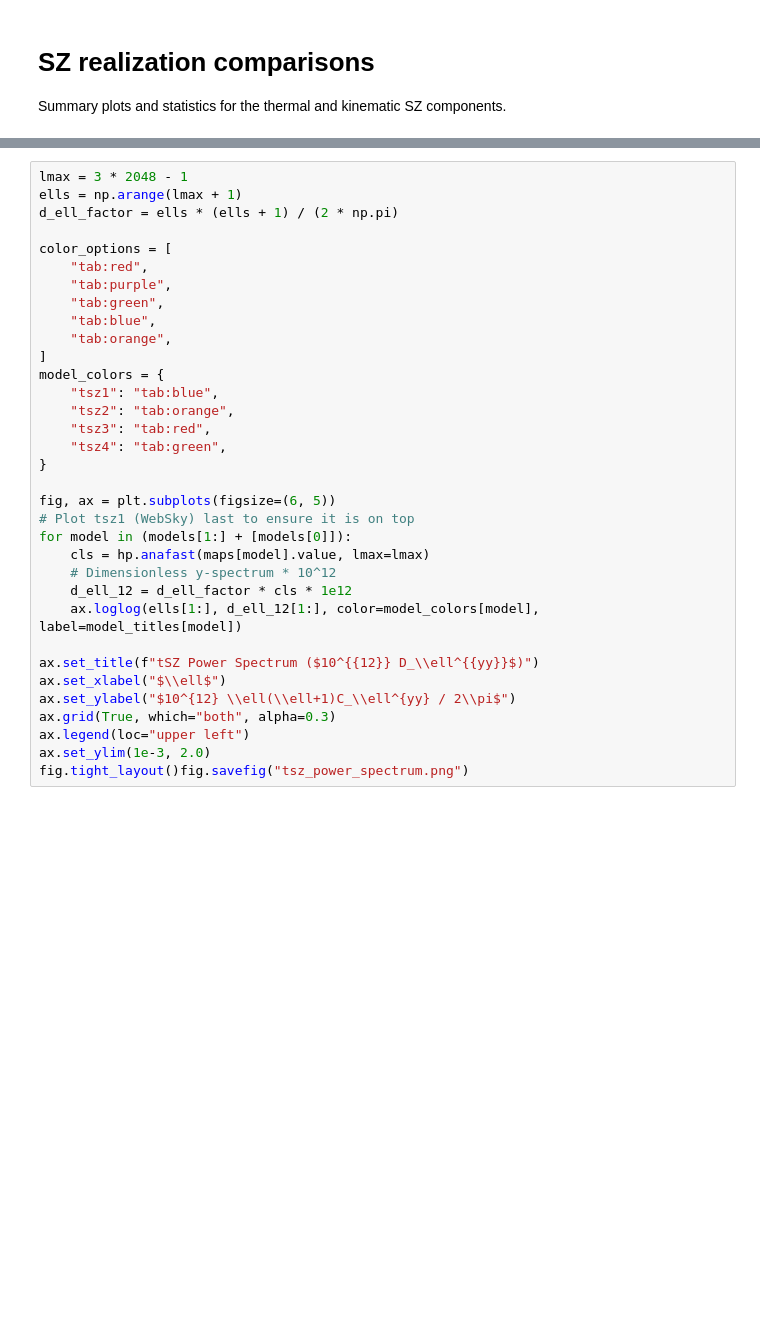
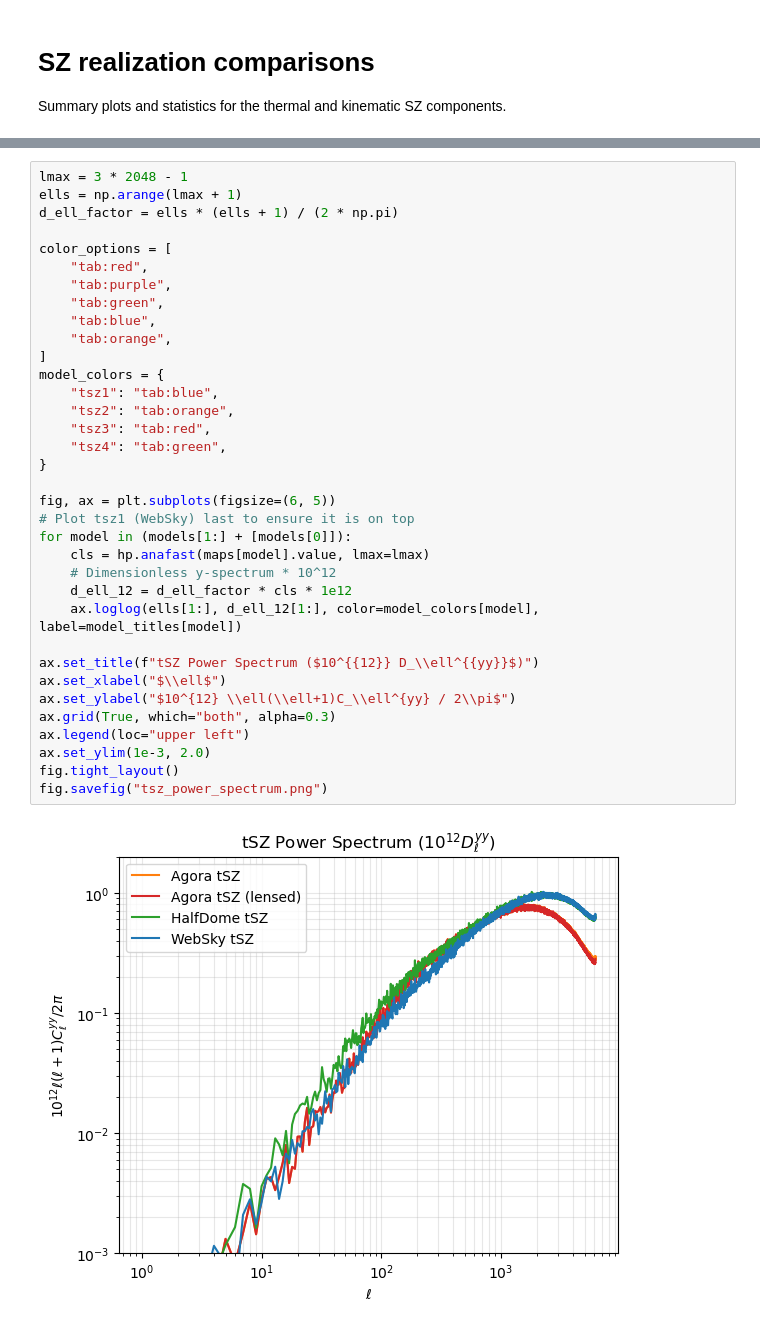
Before and after one commit to galsci/pysm, a Jupyter notebook: docs/preprocess-templates/verify_templates/compare_websky_agora_sz.ipynb, the cells around one changed output, grey strips where cells are left out. Drawn from its saved outputs; the diff is of its cells as text; blank space fills up the shorter version.

```diff
--- a/docs/preprocess-templates/verify_templates/compare_websky_agora_sz.ipynb
+++ b/docs/preprocess-templates/verify_templates/compare_websky_agora_sz.ipynb
@@ -145,34 +163,37 @@ ells = np.arange(lmax + 1)
 d_ell_factor = ells * (ells + 1) / (2 * np.pi)
 
 color_options = [
     "tab:red",
     "tab:purple",
     "tab:green",
     "tab:blue",
     "tab:orange",
 ]
 model_colors = {
     "tsz1": "tab:blue",
     "tsz2": "tab:orange",
     "tsz3": "tab:red",
     "tsz4": "tab:green",
 }
 
 fig, ax = plt.subplots(figsize=(6, 5))
 # Plot tsz1 (WebSky) last to ensure it is on top
 for model in (models[1:] + [models[0]]):
     cls = hp.anafast(maps[model].value, lmax=lmax)
     # Dimensionless y-spectrum * 10^12
     d_ell_12 = d_ell_factor * cls * 1e12
     ax.loglog(ells[1:], d_ell_12[1:], color=model_colors[model], label=model_titles[model])
 
 ax.set_title(f"tSZ Power Spectrum ($10^{{12}} D_\\ell^{{yy}}$)")
 ax.set_xlabel("$\\ell$")
 ax.set_ylabel("$10^{12} \\ell(\\ell+1)C_\\ell^{yy} / 2\\pi$")
 ax.grid(True, which="both", alpha=0.3)
 ax.legend(loc="upper left")
 ax.set_ylim(1e-3, 2.0)
-fig.tight_layout()fig.savefig("tsz_power_spectrum.png")
+fig.tight_layout()
+fig.savefig("tsz_power_spectrum.png")
+# %% [output]
+[figure, added]
 # %%
 # Kinematic SZ Comparisons
 ksz_models = ["ksz1", "ksz2", "ksz3"]
```
Also changed, not shown: parts of 10 cells of this notebook.
